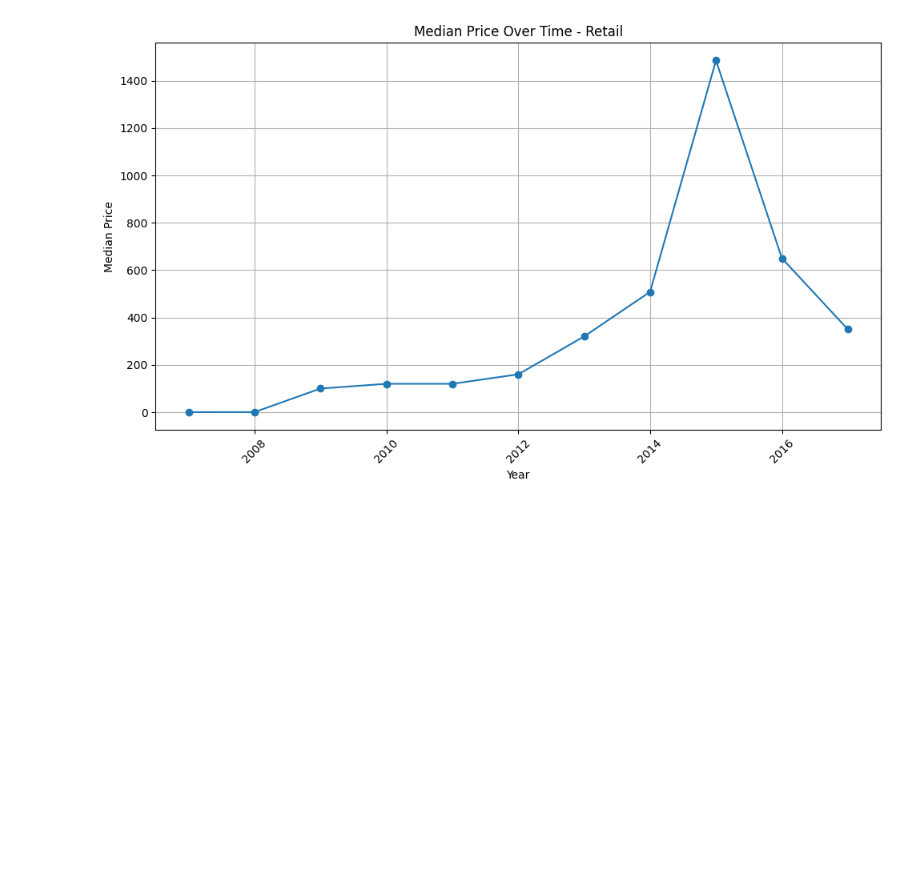
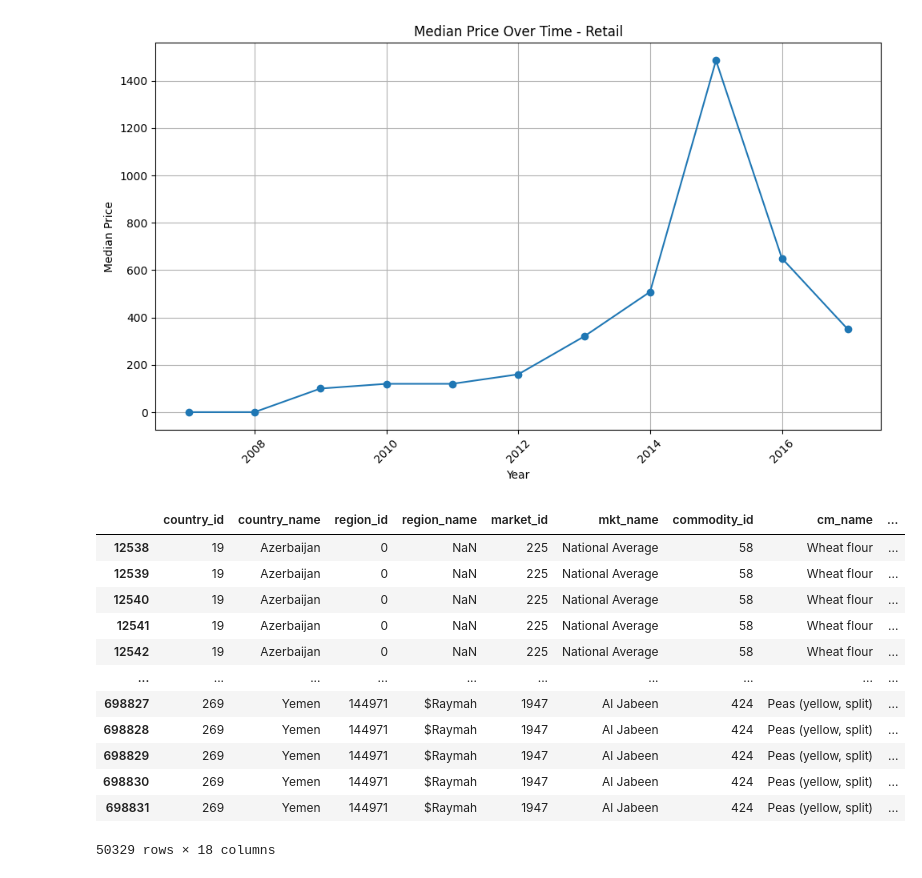
Before and after one commit to raghuveerv/CommodityPricePredictor, a Jupyter notebook: exploratory.ipynb, the cells around one changed output. Cells and saved outputs as stored; diff of their text form; code cells hidden in the pictures; blank space fills up the shorter version.

```diff
--- a/exploratory.ipynb
+++ b/exploratory.ipynb
@@ -297,3 +304,19 @@ plot_median_price(retail_data, 'Median Price Over Time - Retail')
 [figure]
 [figure]
 [figure]
+# %%
+filter_middleeast
+# %% [output]
+|  | country_id | country_name | region_id | region_name | market_id | mkt_name | commodity_id | cm_name | ... |
+| 12538 | 19 | Azerbaijan | 0 | NaN | 225 | National Average | 58 | Wheat flour | ... |
+| 12539 | 19 | Azerbaijan | 0 | NaN | 225 | National Average | 58 | Wheat flour | ... |
+| 12540 | 19 | Azerbaijan | 0 | NaN | 225 | National Average | 58 | Wheat flour | ... |
+| 12541 | 19 | Azerbaijan | 0 | NaN | 225 | National Average | 58 | Wheat flour | ... |
+| 12542 | 19 | Azerbaijan | 0 | NaN | 225 | National Average | 58 | Wheat flour | ... |
+| ... | ... | ... | ... | ... | ... | ... | ... | ... | ... |
+| 698827 | 269 | Yemen | 144971 | $Raymah | 1947 | Al Jabeen | 424 | Peas (yellow, split) | ... |
+| 698828 | 269 | Yemen | 144971 | $Raymah | 1947 | Al Jabeen | 424 | Peas (yellow, split) | ... |
+| 698829 | 269 | Yemen | 144971 | $Raymah | 1947 | Al Jabeen | 424 | Peas (yellow, split) | ... |
+| 698830 | 269 | Yemen | 144971 | $Raymah | 1947 | Al Jabeen | 424 | Peas (yellow, split) | ... |
+| 698831 | 269 | Yemen | 144971 | $Raymah | 1947 | Al Jabeen | 424 | Peas (yellow, split) | ... |
+50329 rows × 18 columns
```
Also changed, not shown: parts of 8 cells of this notebook.
